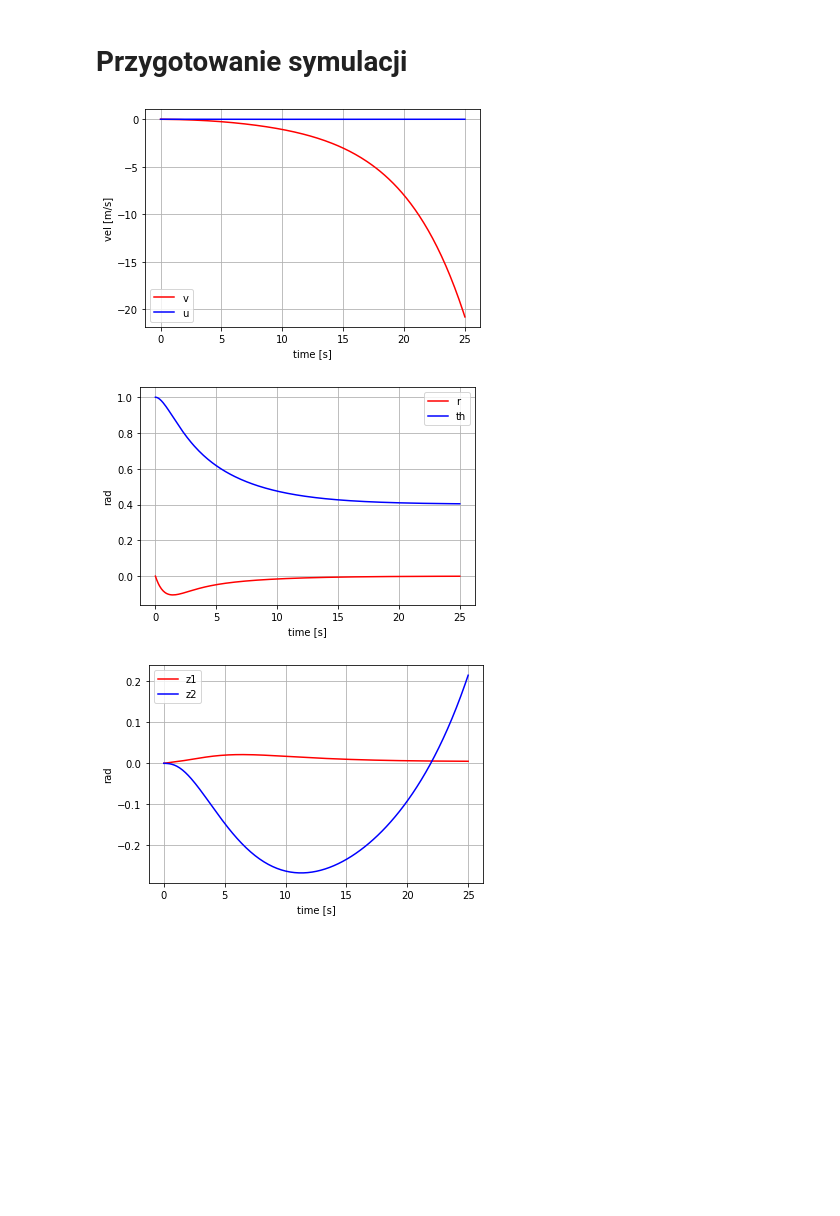
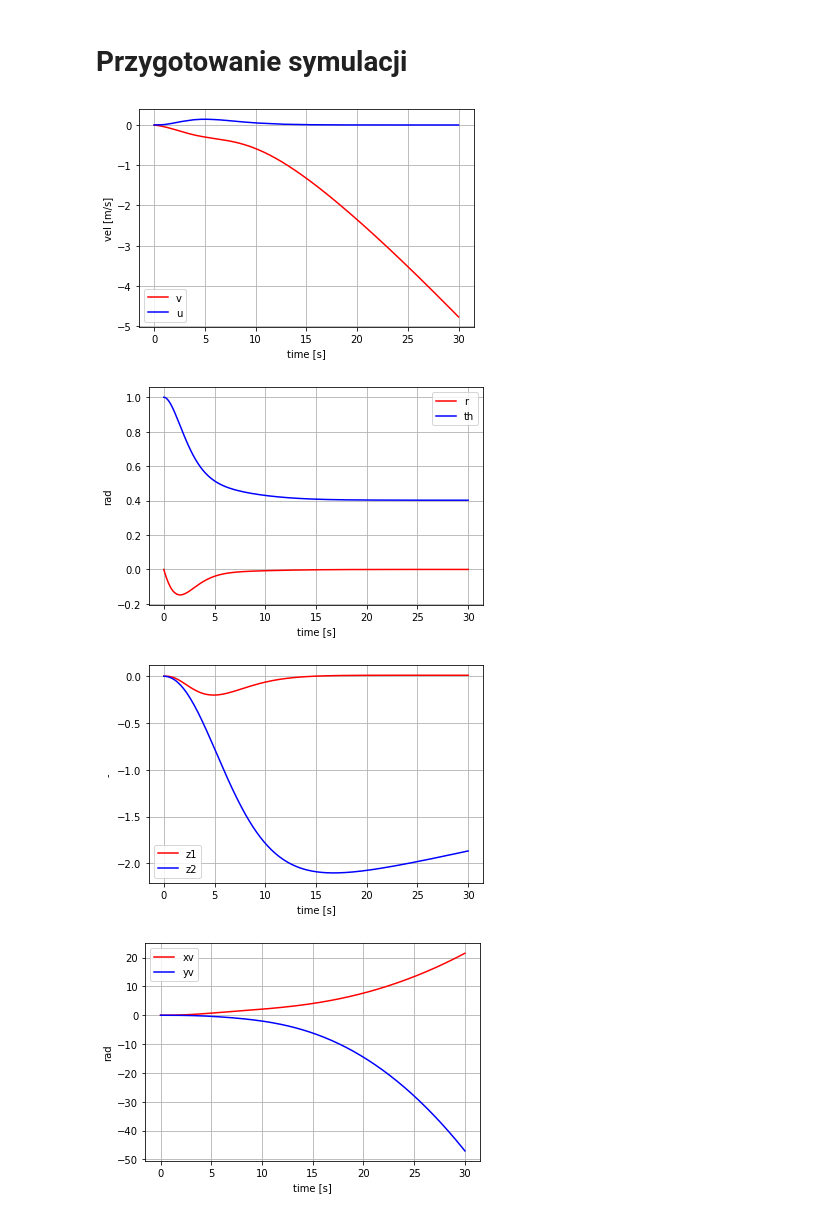
Before and after one commit to WojciechBroka/pracaMagisterska, a Jupyter notebook: blimp_2-Copy1.ipynb, the cells around one changed output. Cells and saved outputs as stored; diff of their text form; code cells hidden in the pictures; blank space fills up the shorter version.

```diff
--- a/blimp_2-Copy1.ipynb
+++ b/blimp_2-Copy1.ipynb
@@ -302,7 +302,7 @@ Delta_3 = delta_3
 th30 = (th3c + th3f)/2 #
 d1 = d10 + Delta_1 #
 d2 = d20 + Delta_2 #
-d3 = d30 + Delta_3 # za d3 podstawić ręcznie wartość z artykułu 0.05
+d3 = 0.05#d30 + Delta_3 # za d3 podstawić ręcznie wartość z artykułu 0.05
 th3 = th30 + Delta_3 #
 delta_d = d3 - d3f #
 lam_1 = ((delta_d + k1 + k2) + sp.sqrt(delta_d**2 + 2*delta_d*(k1 + k2) + (k1 - k2)**2))/2 #
@@ -374,46 +374,58 @@ def Blimp(t_, xi_array):
     w2 = dx2_(ri,thi,t_)
     #System 1e
     w3 = dx3_(ui,vi,z1i,z2i,z3i,ri,thi,t_)
+    # x y
+    w4 = dx4_(ui,vi,thi)
     # Zbieranie wyników
-    dxi = np.concatenate((w3,w2))
+    dxi = np.concatenate((w3,w2,w4))
     return np.ndarray.tolist(dxi.T[0])
 # %% [markdown]
 # Przygotowanie symulacji
 # %%
-xi0_array = [0,0,0,0,0,0,1]#wartości początkowe zmiennych
-time_sym = 25 # Czas trwania symulacji
+xi0_array = [0,0,0,0,0,0,1,0,0]#wartości początkowe zmiennych
+time_sym = 30 # Czas trwania symulacji
 sim = solve_ivp(Blimp, [0, time_sym], xi0_array, method='RK23')
 t = sim.t
-u, v, z1, z2, z3, r, th = sim.y # return xi
+u, v, z1, z2, z3, r, th, xv, yv = sim.y # return xi
 # %%
 #wykres prędkości w lokalnym układzie sterowca
 plt.figure()
 plt.plot(t, v, 'r', label='v')
 plt.plot(t, u, 'b', label='u')
 plt.legend(loc='best')
 plt.xlabel('time [s]')
 plt.ylabel('vel [m/s]')
 plt.grid(True)
 plt.show()
-#wykres wykres przyśpieszenia kątowego rd i prędkości kąta theta
+#wykres wykres prędkości kątowej r i kąta theta
 plt.figure()
 plt.plot(t, r, 'r', label='r')
 plt.plot(t, th, 'b', label='th')
 plt.legend(loc='best')
 plt.xlabel('time [s]')
 plt.ylabel('rad')
 plt.grid(True)
 plt.show()
-#wykres wykres przyśpieszenia kątowego rd i prędkości kąta theta
+#wykres wykres z1 i z2
 plt.figure()
 plt.plot(t, z1, 'r', label='z1')
 plt.plot(t, z2, 'b', label='z2')
 plt.legend(loc='best')
 plt.xlabel('time [s]')
-plt.ylabel('rad')
+plt.ylabel('-')
 plt.grid(True)
 plt.show()
+#wykres wykres z1 i z2
+plt.figure()
+plt.plot(t, xv, 'r', label='xv')
+plt.plot(t, yv, 'b', label='yv')
+plt.legend(loc='best')
+plt.xlabel('time [s]')
+plt.ylabel('vel [m/s]')
+plt.grid(True)
+plt.show()
 # %% [output]
-[figure, old version]
+[figure, new version]
-[figure, old version]
+[figure, new version]
-[figure, old version]
+[figure, new version]
+[figure, added]
```
Also changed, not shown: parts of 1 cell of this notebook.
